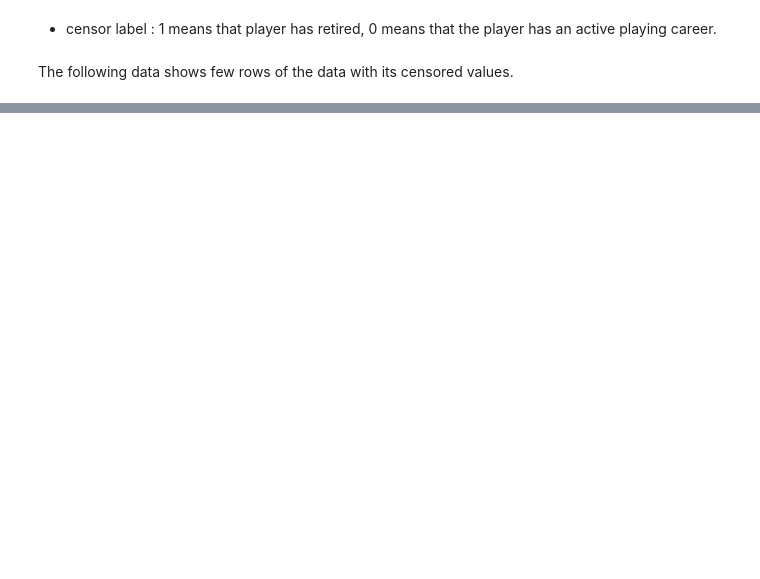
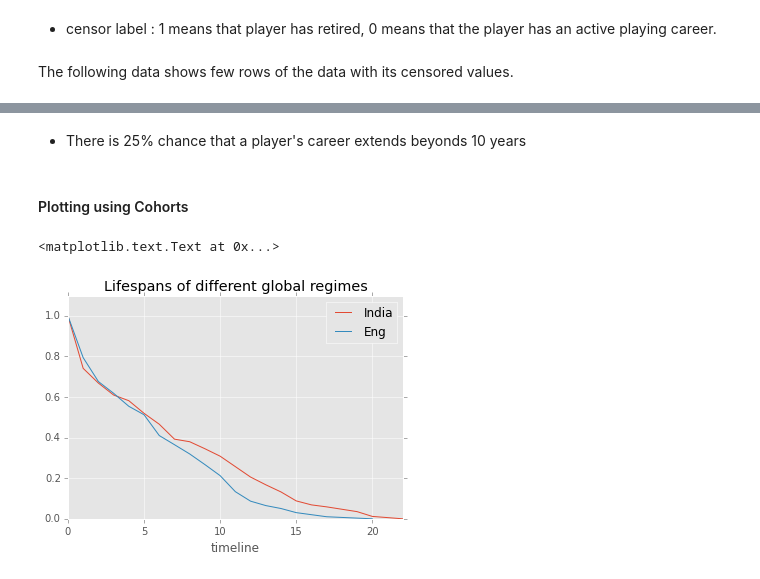
Before and after one commit to keshavramaswamy/ipython-notebooks, a Jupyter notebook: survival_analysis.ipynb, the cells around one changed output, grey strips where cells are left out. Cells and saved outputs as stored; diff of their text form; code cells hidden in the pictures; blank space fills up the shorter version.

```diff
--- a/survival_analysis.ipynb
+++ b/survival_analysis.ipynb
@@ -302,0 +377,4 @@ df_censor.censor.value_counts().sort_index().plot(kind='pie', figsize=(6, 6), ()
+# %% [markdown]
+* There is 25% chance that a player's career extends beyonds 10 years
+# %% [markdown]
+#### Plotting using Cohorts
@@ -302,0 +383,17 @@ df_censor.censor.value_counts().sort_index().plot(kind='pie', figsize=(6, 6), ()
+# %%
+ind = df_censor.query('country == "India"')
+# %%
+eng = df_censor.query('country == "Eng"')
+# %%
+from lifelines import KaplanMeierFitter
+kmf = KaplanMeierFitter()
+ax = plt.subplot(111)
+kmf.fit(ind.career_length, event_observed=ind.censor, label="India")
+kmf.survival_function_.plot(ax=ax)
+kmf.fit(eng.career_length, event_observed=eng.censor, label="Eng")
+kmf.survival_function_.plot(ax=ax)
+plt.ylim(0,1.1);
+plt.title("Lifespans of different global regimes")
+# %% [output]
+<matplotlib.text.Text at 0x...>
+[figure, added]
```
Also changed, not shown: parts of 46 cells of this notebook, 2 other files.
